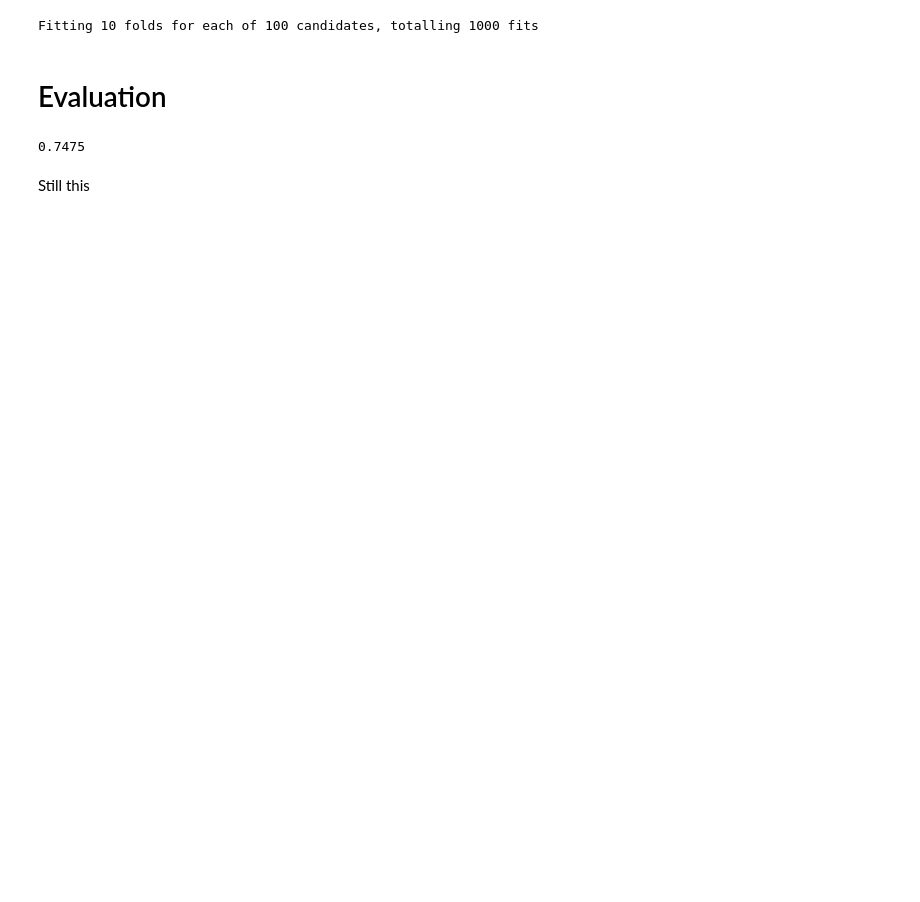
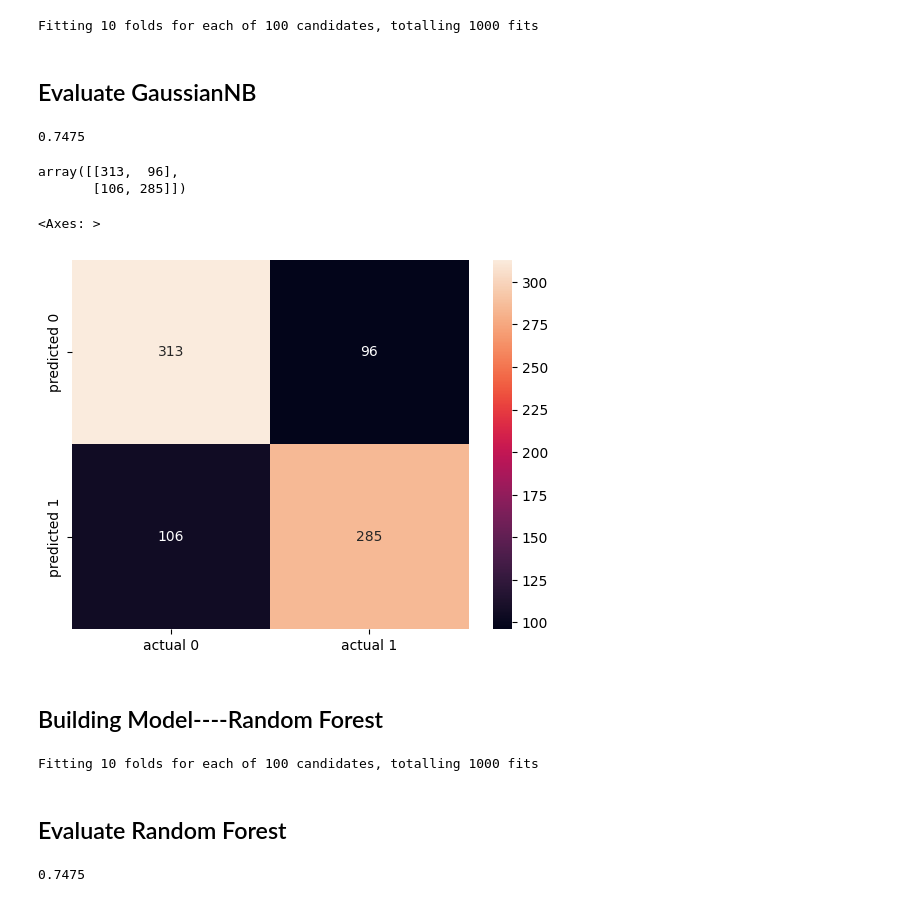
Before and after one commit to Anqi-Wang-aug/predict-apple-quality-GaussianNB, a Jupyter notebook: predict-apple-quality-with-gaussiannb.ipynb, the cells around one changed output. Saved outputs shown, nothing was run; the diff lists cells and outputs as text; code cells hidden in the pictures; blank space fills up the shorter version.

Commit message:
Kaggle Notebook | GaussianNB and Random Forest Comparison | Version 2

```diff
--- a/predict-apple-quality-with-gaussiannb.ipynb
+++ b/predict-apple-quality-with-gaussiannb.ipynb
@@ -248,13 +250,13 @@ model = GridSearchCV(estimator=model,
                  cv=10,
                  verbose=1,
                  scoring='accuracy')
-model.fit(X_train, y_train)
+model.fit(X_train, np.ravel(y_train, order = 'C'))
 
 prediction = model.predict(X_test)
 # %% [output]
 Fitting 10 folds for each of 100 candidates, totalling 1000 fits
-# %% [markdown]
-# Evaluation
+# %% [markdown]
+## Evaluate GaussianNB
 # %%
 from sklearn.metrics import accuracy_score
 
@@ -262,5 +264,21 @@ accuracy = accuracy_score(prediction, y_test)
 accuracy
 # %% [output]
 0.7475
-# %% [markdown]
-Still this
+# %%
+from sklearn.metrics import confusion_matrix
+
+mgnb = confusion_matrix(y_test, prediction)
+mgnb
+# %% [output]
+array([[313,  96],
+       [106, 285]])
+# %%
+cm_columns = ['predicted 0', 'predicted 1']
+cm_rows = ['actual 0', 'actual 1']
+df_nb = pd.DataFrame(mgnb, index = cm_columns, columns = cm_rows)
+sns.heatmap(df_nb, annot=True, fmt='d')
+# %% [output]
+<Axes: >
+[figure, added]
+# %% [markdown]
+## Building Model----Random Forest
@@ -266,0 +288,13 @@ Still this
+# %%
+model_rf = RandomForestClassifier()
+model.fit(X_train, np.ravel(y_train, order='C'))
+y_pred = model.predict(X_test)
+# %% [output]
+Fitting 10 folds for each of 100 candidates, totalling 1000 fits
+# %% [markdown]
+## Evaluate Random Forest
+# %%
+accuracy = accuracy_score(y_pred, y_test)
+accuracy
+# %% [output]
+0.7475
```
Also changed, not shown: parts of 5 cells of this notebook.
